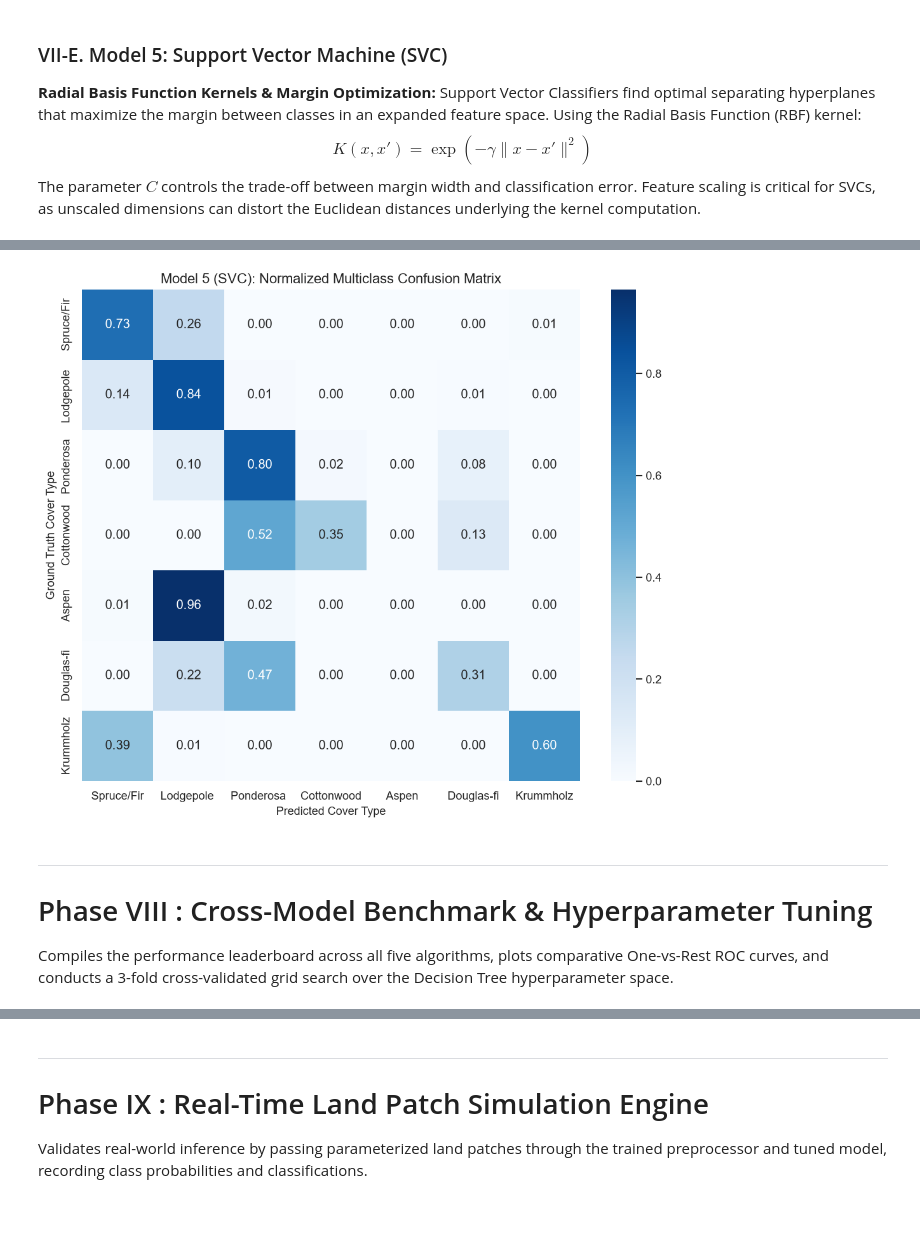
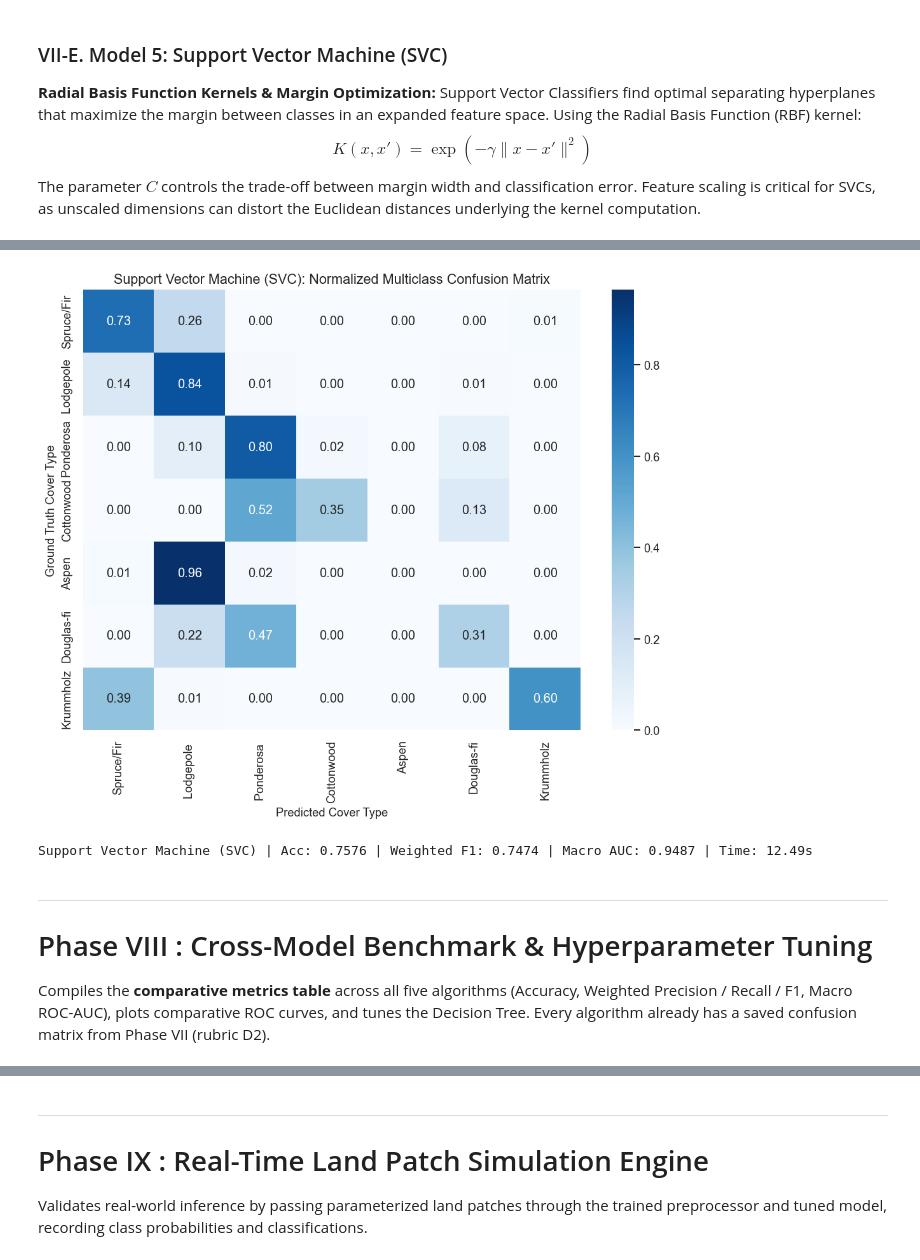
Before and after one commit to BETTlM/Sem5MachineLearning, a Jupyter notebook: notebooks/classification.ipynb, the cells around one changed output, grey strips where cells are left out. Saved outputs shown, nothing was run; the diff lists cells and outputs as text; code cells hidden in the pictures; blank space fills up the shorter version.

```diff
--- a/notebooks/classification.ipynb
+++ b/notebooks/classification.ipynb
@@ -579,18 +663,8 @@ svc, y_pred_svc = evaluate_model(
     "Support Vector Machine (SVC)",
     svc,
     X_train_p[:svc_limit],
-    y_train.iloc[:svc_limit] if hasattr(y_train, "iloc") else y_train[:svc_limit]
+    y_train.iloc[:svc_limit] if hasattr(y_train, "iloc") else y_train[:svc_limit],
+    cm_key="m5_svc_confusion_matrix",
 )
-
-# Diagnostic Visualization: Normalized Confusion Matrix Heatmap
-cm = confusion_matrix(y_eval, y_pred_svc, labels=np.arange(7), normalize="true")
-fig, ax = plt.subplots(figsize=(9, 7.5))
-sns.heatmap(
-    cm, annot=True, fmt=".2f", cmap="Blues",
-    xticklabels=[n[:10] for n in COVER_TYPE_NAMES], yticklabels=[n[:10] for n in COVER_TYPE_NAMES], ax=ax
-)
-ax.set_title("Model 5 (SVC): Normalized Multiclass Confusion Matrix")
-ax.set_xlabel("Predicted Cover Type")
-ax.set_ylabel("Ground Truth Cover Type")
-register_fig("m5_svc_confusion_matrix", fig)
+# Confusion matrix for SVC is created inside evaluate_model (same for all 5 algorithms).
 # %% [output]
@@ -599,8 +672,9 @@ Support Vector Machine (SVC) | Acc: 0.7576 | Macro F1: 0.5420 | Macro AUC: 0.948
-[figure, old version]
+[figure, new version]
+Support Vector Machine (SVC) | Acc: 0.7576 | Weighted F1: 0.7474 | Macro AUC: 0.9487 | Time: 12.49s
 # %% [markdown]
 ---
 # Phase VIII : Cross-Model Benchmark & Hyperparameter Tuning
 
-Compiles the performance leaderboard across all five algorithms, plots comparative One-vs-Rest ROC curves, and conducts a 3-fold cross-validated grid search over the Decision Tree hyperparameter space.
+Compiles the **comparative metrics table** across all five algorithms (Accuracy, Weighted Precision / Recall / F1, Macro ROC-AUC), plots comparative ROC curves, and tunes the Decision Tree. Every algorithm already has a saved confusion matrix from Phase VII (rubric D2).
 # %%
 progress("Phase VIII", "Generating comparative leaderboard and ROC profiles")
```
Also changed, not shown: parts of 27 cells of this notebook, 39 other files.
